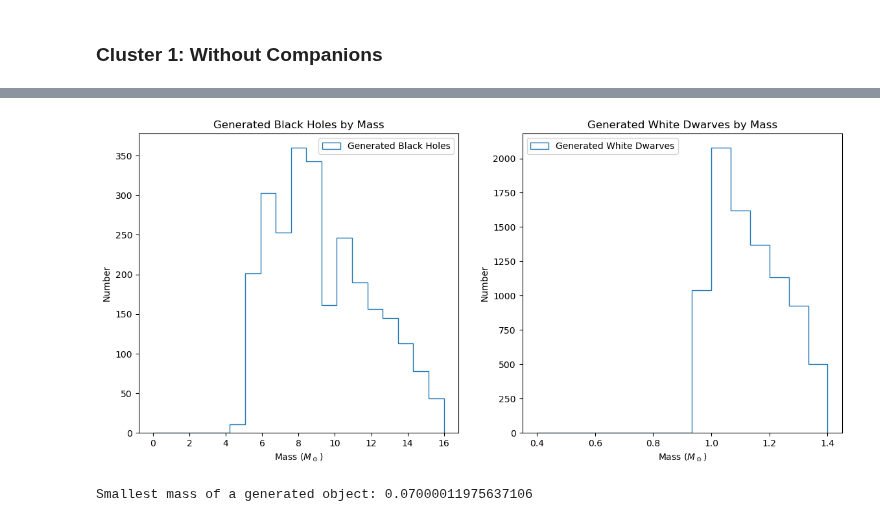
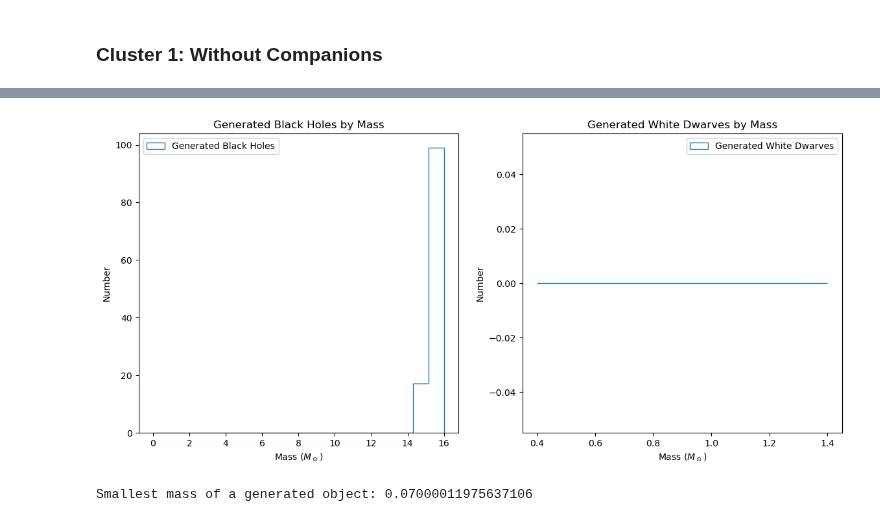
Before and after one commit to astropy/SPISEA, a Jupyter notebook: changes/Compact_Multiplicity.ipynb, the cells around one changed output, grey strips where cells are left out. Saved outputs shown, nothing was run; the diff lists cells and outputs as text; code cells hidden in the pictures.

```diff
--- a/changes/Compact_Multiplicity.ipynb
+++ b/changes/Compact_Multiplicity.ipynb
@@ -37,33 +37,33 @@ Found 907596 stars out of mass range
 # %%
 # Locate BHs, NSs and WDs
 p_bh = np.where(k_out['phase'] == 103)[0]
 p_ns = np.where(k_out['phase'] == 102)[0]
 p_wd = np.where(k_out['phase'] == 101)[0]
 
 # Plot on histograms
 bh_bins = np.linspace(0.01, 16, 20)
 wd_bins = np.linspace(0.4, 1.4, 16)
 
 plt.figure(figsize=(14,6))
 plt.subplot(1, 2, 1)
-plt.hist(k_out[p_bh]['mass_current'], histtype = 'step',
+plt.hist(k_out[p_bh]['mass'], histtype = 'step',
         bins = bh_bins, label = 'Generated Black Holes')
 plt.title("Generated Black Holes by Mass")
 plt.xlabel('Mass ($M_\odot$)')
 plt.ylabel('Number')
 plt.legend()
 
 plt.subplot(1, 2, 2)
-plt.hist(k_out[p_wd]['mass_current'], histtype = 'step',
+plt.hist(k_out[p_wd]['mass'], histtype = 'step',
         bins = wd_bins, label = 'Generated White Dwarves')
 plt.title("Generated White Dwarves by Mass")
 plt.xlabel('Mass ($M_\odot$)')
 plt.ylabel('Number')
 plt.legend()
 
 plt.show()
 # %% [output]
-[figure, old version]
+[figure, new version]
 # %%
 # Finding the minimum mass of a generated object
 print("Smallest mass of a generated object: " + str(np.min(k_out['mass'])))
```
Also changed, not shown: parts of 10 cells of this notebook.
